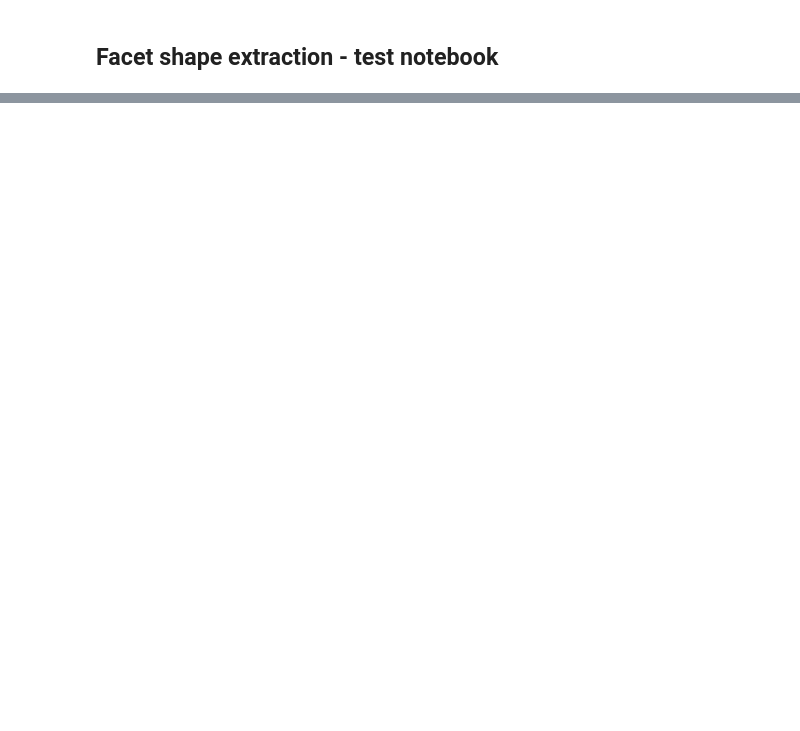
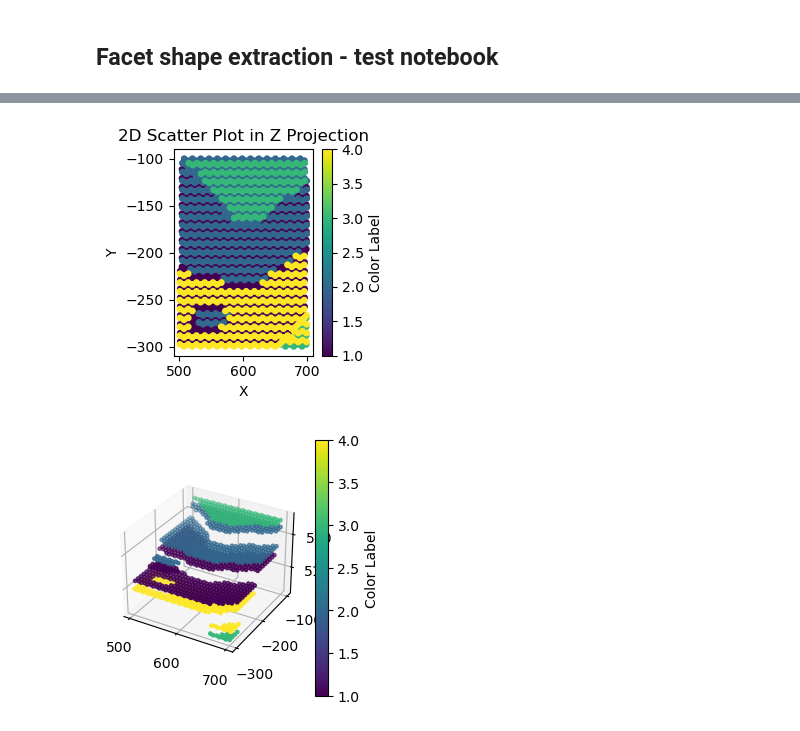
Before and after one commit to st-te/AFML, a Jupyter notebook: AFML_CG_xyz.ipynb, the cells around one changed output, grey strips where cells are left out. Saved outputs shown, nothing was run; the diff lists cells and outputs as text; code cells hidden in the pictures; blank space fills up the shorter version.

```diff
--- a/AFML_CG_xyz.ipynb
+++ b/AFML_CG_xyz.ipynb
@@ -80,0 +105,7 @@ plot_facet_2d(filepath)
+# %%
+# Plot segments
+plot_facet_2d(cut_xyz)
+plot_facet_3d(cut_xyz)
+# %% [output]
+[figure, added]
+[figure, added]
```
Also changed, not shown: parts of 11 cells of this notebook, 2 other files.
